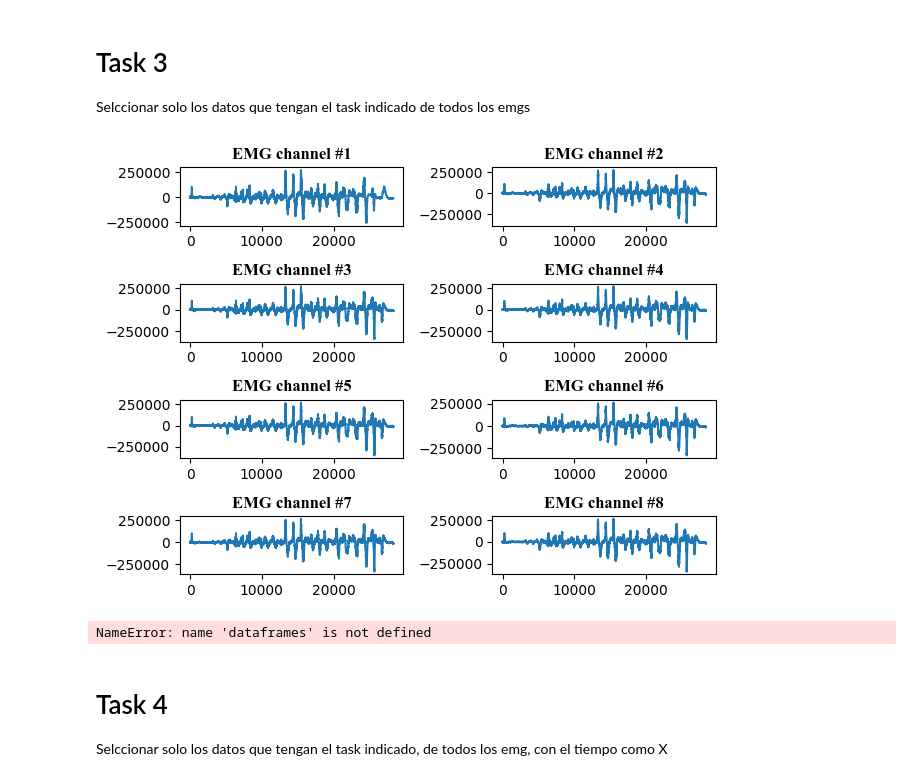
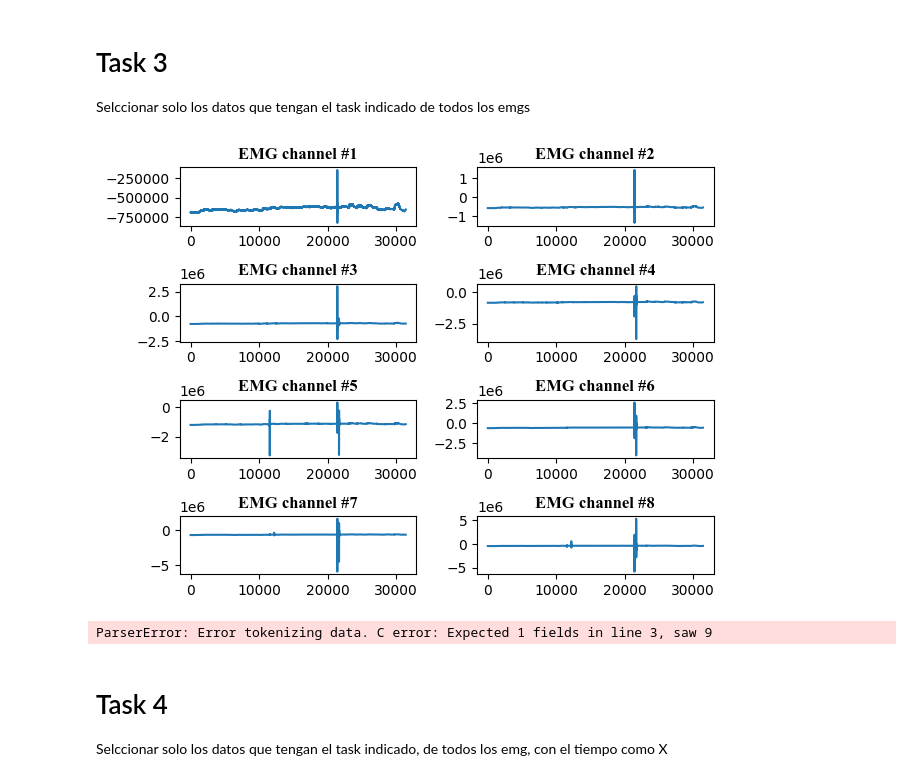
Before and after one commit to sofiahernandezp/code, a Jupyter notebook: mindrove_test/plot_emg.ipynb, the cells around one changed output. Drawn from its saved outputs; the diff is of its cells as text; code cells hidden in the pictures.

```diff
--- a/mindrove_test/plot_emg.ipynb
+++ b/mindrove_test/plot_emg.ipynb
@@ -150,44 +150,44 @@ import matplotlib.pyplot as plt
 fig, axs = plt.subplots(4, 2)
 id = 2
 #dataval= dataframes[id]
-dataval = pd.read_csv("data/EMG/182.csv", delimiter = ";")
+dataval = pd.read_csv("data/EMG/nacho.csv", delimiter = ";", decimal = ",")
 
 emgval = dataval.iloc[0:,0:8]
 
-time = list(range(0, 28301))
+time = list(range(0, 31429))
 axs[0, 0].plot(time,emgval.iloc[:,0] )
 axs[0, 0].set_title('EMG channel #1', fontname="Times New Roman", fontweight="bold")
 
 axs[0, 1].plot(time, emgval.iloc[:,1])
 axs[0, 1].set_title('EMG channel #2', fontname="Times New Roman", fontweight="bold")
 
 axs[1, 0].plot(time, emgval.iloc[:,2])
 axs[1, 0].set_title('EMG channel #3', fontname="Times New Roman", fontweight="bold")
 
 axs[1, 1].plot(time, emgval.iloc[:,3])
 axs[1, 1].set_title('EMG channel #4',  fontname="Times New Roman", fontweight="bold")
 
 axs[2, 0].plot(time, emgval.iloc[:,4])
 axs[2, 0].set_title('EMG channel #5', fontname="Times New Roman", fontweight="bold")
 
 axs[2, 1].plot(time, emgval.iloc[:,5])
 axs[2, 1].set_title('EMG channel #6', fontname="Times New Roman", fontweight="bold")
 
 axs[3, 0].plot(time, emgval.iloc[:,6])
 axs[3, 0].set_title('EMG channel #7', fontname="Times New Roman", fontweight="bold")
 
 axs[3, 1].plot(time, emgval.iloc[:,7])
 axs[3, 1].set_title('EMG channel #8', fontname="Times New Roman", fontweight="bold")
 
 
 plt.tight_layout()
 plt.show()
 
 
 
 #meterlo en un for
 # %% [output]
-[figure, old version]
+[figure, new version]
 # %%
 #todos los channels de un id por colores
 import matplotlib.pyplot as plt
@@ -196,6 +196,8 @@ import pandas as pd
 id = 3
 dataval= pd.read_csv("prueba_dataset.csv")
 emgval = dataval.iloc[:,2:10] * 0.045
+dataval= dataframes[id]
+emgval = abs(dataval.iloc[:,2:10])
 emg_id = 1
 columnemg = emg_id + 1
 #emgval = dataval.iloc[:,columnemg] * 0.045
@@ -236,30 +238,29 @@ for i, ax in enumerate(axs1.flat):
             store0.append(p)
 
     ax.plot(time, emgval.iloc[:,i],'gray',linewidth=0.5, label = "Idle")
-    ax.plot(time[store1],emgval.iloc[store1,i],'r',linewidth=0.5, label = "Thumb flexion")
-    ax.plot(time[store2],emgval.iloc[store2,i],'b',linewidth=0.5, label = "Index finger flexion" )
-    ax.plot(time[store3],emgval.iloc[store3,i],'g',linewidth=0.5, label = "Middle finger flexion")
-    ax.plot(time[store4],emgval.iloc[store4,i],'m',linewidth=0.5, label = "Ring finger flexion")
-    ax.plot(time[store5],emgval.iloc[store5,i],'y',linewidth=0.5, label = "Pinky finger flexion")
-    ax.plot(time[store6],emgval.iloc[store6,i],'cadetblue',linewidth=0.5, label = "Wrist extension (outward)")
-    ax.plot(time[store7],emgval.iloc[store7,i],'darkorange',linewidth=0.5, label = "Wrist flexion (inward)")
+    ax.plot(time[store1],emgval.iloc[store1,i],'r',linewidth=0.5, label = "TF")
+    ax.plot(time[store2],emgval.iloc[store2,i],'b',linewidth=0.5, label = "IFF" )
+    ax.plot(time[store3],emgval.iloc[store3,i],'g',linewidth=0.5, label = "MFF")
+    ax.plot(time[store4],emgval.iloc[store4,i],'m',linewidth=0.5, label = "RFF")
+    ax.plot(time[store5],emgval.iloc[store5,i],'y',linewidth=0.5, label = "PFF")
+    ax.plot(time[store6],emgval.iloc[store6,i],'cadetblue',linewidth=0.5, label = "WE")
+    ax.plot(time[store7],emgval.iloc[store7,i],'darkorange',linewidth=0.5, label = "WF")
     #ax.plot(time,emgval.iloc[:,i])
     ax.set_title(titles[i],fontname="Times New Roman", fontweight="bold",fontsize=9)
     ax.set_xlabel('Time (sec)',fontname="Times New Roman",fontsize=9)
-    ax.set_ylabel('EMG (\u03BCV)',fontname="Times New Roman",fontsize=9)
+    ax.set_ylabel('ADC abs values',fontname="Times New Roman",fontsize=7)
     ax.tick_params(axis='both', labelsize=8)
     ax.set_xlim([0, time[end]])
 
 
 plt.tight_layout()
-
-L = ax.legend(loc='center', bbox_to_anchor=(1.5, 4.1),fontsize = 9)
+L = ax.legend(loc='center', bbox_to_anchor=(1.2, 4.1),fontsize = 9)
 plt.setp(L.texts, family='Times New Roman')
-plt.suptitle('Record Subject #3', fontname="Times New Roman", fontweight="bold",fontsize=12)
+plt.suptitle('RECTIFIED DATA', fontname="Times New Roman", fontweight="bold",fontsize=12)
 
 plt.show()
 # %% [output]
-NameError: name 'dataframes' is not defined
+ParserError: Error tokenizing data. C error: Expected 1 fields in line 3, saw 9
 # %% [markdown]
 # Task 4
 Selccionar solo los datos que tengan el task indicado, de todos los emg, con el tiempo como X
```
Also changed, not shown: parts of 8 cells of this notebook.
